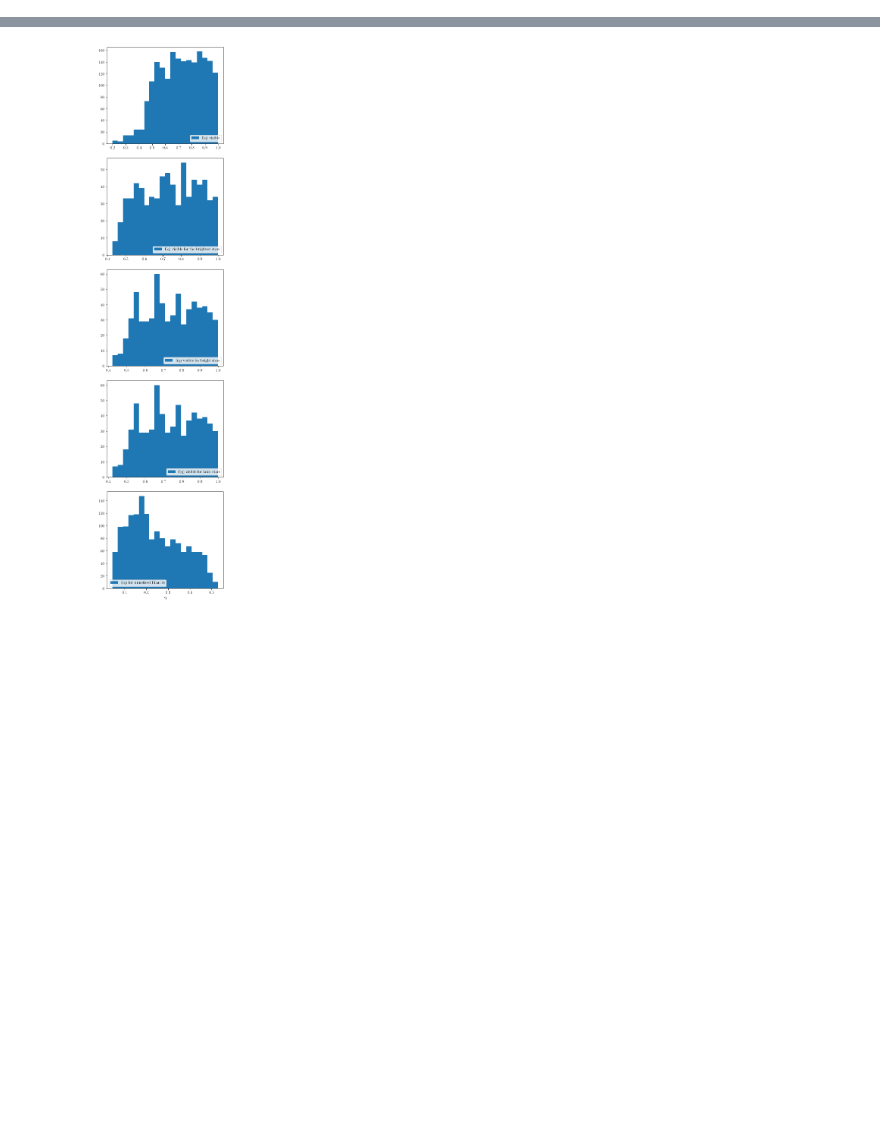
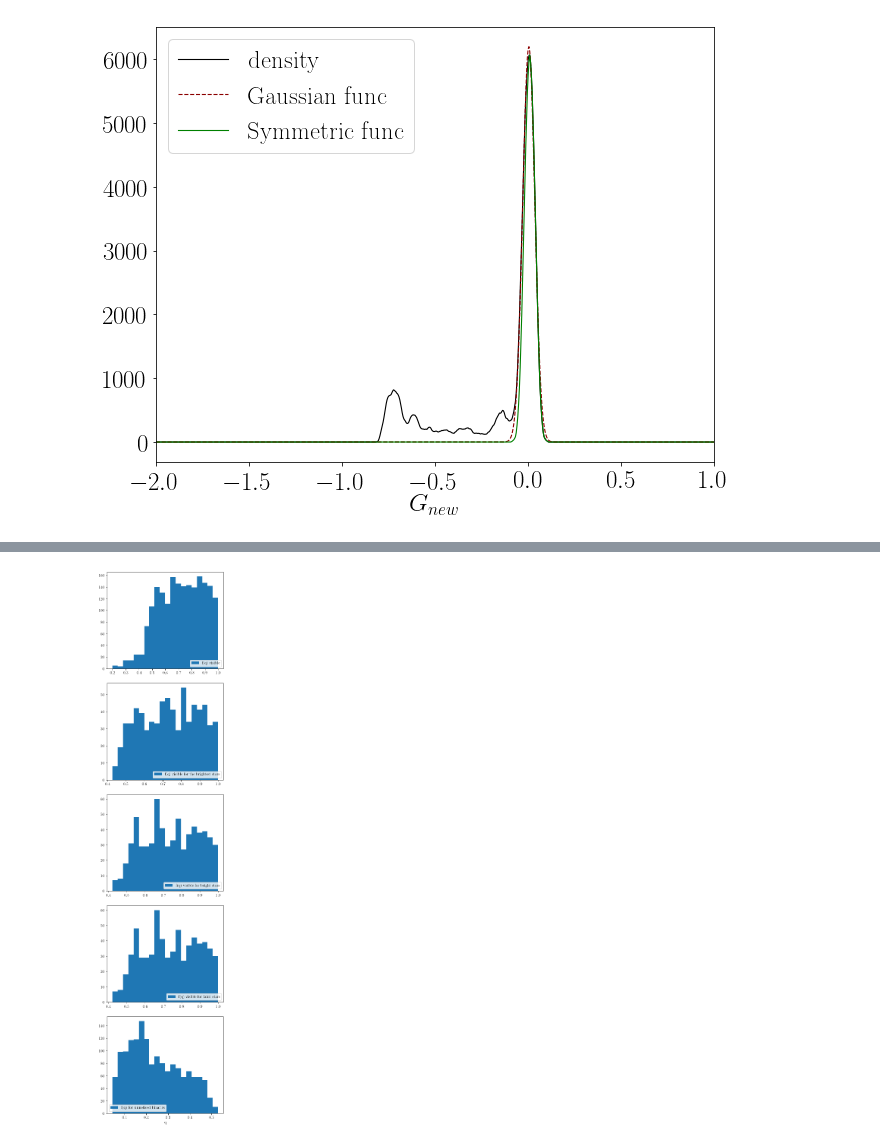
Before and after one commit to olgaborodina/GAIA_binaries, a Jupyter notebook: model/horizontal_MS_model.ipynb, the cells around one changed output, grey strips where cells are left out. Saved outputs shown, nothing was run; the diff lists cells and outputs as text; code cells hidden in the pictures; blank space fills up the shorter version.

```diff
--- a/model/horizontal_MS_model.ipynb
+++ b/model/horizontal_MS_model.ipynb
@@ -162,0 +129,8 @@ number_of_multiples / len(all_stars_data)
+# %%
+num_stars = len(all_stars)
+profile = pd.DataFrame(data = {'x' : np.linspace(-2, 1, 701)})
+kde = KernelDensity(kernel='epanechnikov', bandwidth=0.03)
+kde.fit(all_stars[['Gmag_new']].to_numpy())
+
+profile['density'] = np.exp(kde.score_samples(profile[['x']].to_numpy()))
+profile['density'] *= num_stars
@@ -162,0 +147,39 @@ number_of_multiples / len(all_stars_data)
+# %%
+row_max = profile['density'].idxmax()
+
+x_right, y_right = profile.iloc[row_max:, 0].reset_index(drop=True), profile.iloc[row_max:, 1].reset_index(drop=True)
+
+y_left = y_right.sort_index(ascending=False)
+y_left = y_left.drop(0)
+
+y_left_whole = np.append([0] * (len(profile['density'].loc[profile['x'] < x_right[0]]) - len(y_left)),
+                         y_left)
+
+profile['density_sym'] = np.append(y_left_whole, y_right)
+# %%
+def f(x, a, b, c, d):
+    return a * np.exp(-(x - b)**2 / c) + d
+
+row_max = profile['density'].idxmax()
+popt, pcov = curve_fit(f, profile.iloc[row_max-15:row_max+155, 0], profile.iloc[row_max-15:row_max+155, 1],
+                           bounds=([0, profile.iloc[row_max, 0]-0.1, 0, -0.1],
+                                   [30000, profile.iloc[row_max, 0]+0.1, 0.8, 0.1]),
+                          maxfev=9000)
+
+profile_gauss = pd.DataFrame(data={'x': profile['x']})
+profile_gauss['density'] = f(profile_gauss['x'], *popt)
+# %%
+fig, ax = plt.subplots(figsize=(10,8))
+ax.plot(profile['x'], profile['density'], lw = 1.1, color = 'black')
+ax.plot(profile_gauss['x'], profile_gauss['density'], lw = 1.1, ls='--', color='darkred', label='Gaussian func')
+
+ax.plot(profile['x'], profile['density_sym'], lw = 1.1, ls='-', color='green', label='Symmetric func')
+
+
+ax.set_xlim(-2, 1)
+
+ax.legend(loc='upper left')
+ax.set_xlabel('$G_{new}$')
+fig.savefig(f"model_profile_250pc_manystars_flat.pdf", bbox_inches = 'tight')
+# %% [output]
+[figure, added]
```
Also changed, not shown: parts of 40 cells of this notebook.
